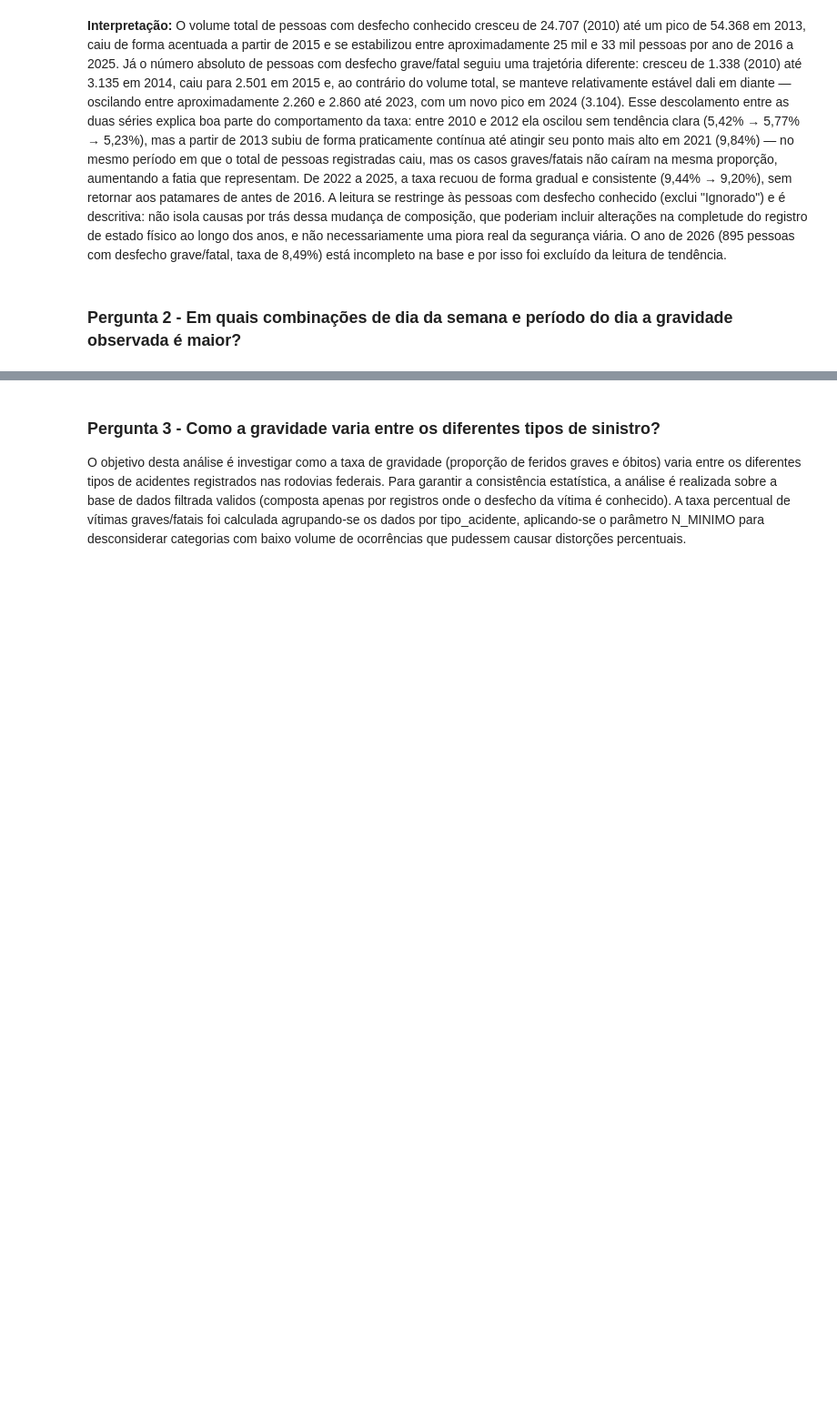
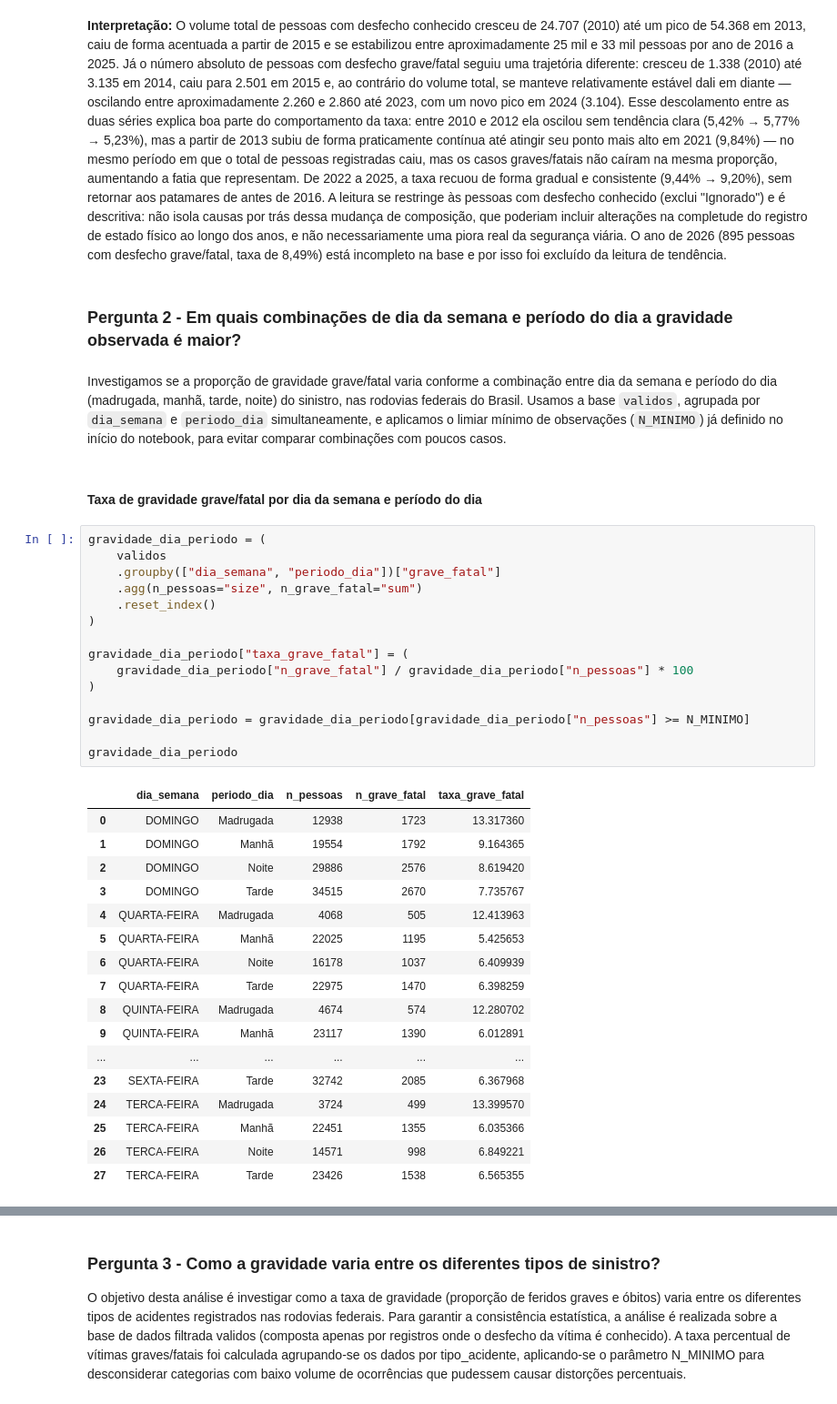
Before and after one commit to ju-caju/analise-seguranca-veicular-prf, a Jupyter notebook: notebooks/relatorio-final.ipynb, the cells around one changed output, grey strips where cells are left out. Shown at 91% size. Drawn from its saved outputs; the diff is of its cells as text; blank space fills up the shorter version.

```diff
--- a/notebooks/relatorio-final.ipynb
+++ b/notebooks/relatorio-final.ipynb
@@ -467,3 +467,40 @@ desfecho grave/fatal, taxa de 8,49%) está incompleto na base e por isso foi exc
 tendência.
 # %% [markdown]
 ### Pergunta 2 - Em quais combinações de dia da semana e período do dia a gravidade observada é maior?
+# %% [markdown]
+Investigamos se a proporção de gravidade grave/fatal varia conforme a combinação entre dia da semana e período do dia (madrugada, manhã, tarde, noite) do sinistro, nas rodovias federais do Brasil. Usamos a base `validos`, agrupada por `dia_semana` e `periodo_dia` simultaneamente, e aplicamos o limiar mínimo de observações (`N_MINIMO`) já definido no início do notebook, para evitar comparar combinações com poucos casos.
+# %% [markdown]
+#### Taxa de gravidade grave/fatal por dia da semana e período do dia
+# %%
+gravidade_dia_periodo = (
+    validos
+    .groupby(["dia_semana", "periodo_dia"])["grave_fatal"]
+    .agg(n_pessoas="size", n_grave_fatal="sum")
+    .reset_index()
+)
+
+gravidade_dia_periodo["taxa_grave_fatal"] = (
+    gravidade_dia_periodo["n_grave_fatal"] / gravidade_dia_periodo["n_pessoas"] * 100
+)
+
+gravidade_dia_periodo = gravidade_dia_periodo[gravidade_dia_periodo["n_pessoas"] >= N_MINIMO]
+
+gravidade_dia_periodo
+# %% [output]
+|  | dia_semana | periodo_dia | n_pessoas | n_grave_fatal | taxa_grave_fatal |
+| 0 | DOMINGO | Madrugada | 12938 | 1723 | 13.317360 |
+| 1 | DOMINGO | Manhã | 19554 | 1792 | 9.164365 |
+| 2 | DOMINGO | Noite | 29886 | 2576 | 8.619420 |
+| 3 | DOMINGO | Tarde | 34515 | 2670 | 7.735767 |
+| 4 | QUARTA-FEIRA | Madrugada | 4068 | 505 | 12.413963 |
+| 5 | QUARTA-FEIRA | Manhã | 22025 | 1195 | 5.425653 |
+| 6 | QUARTA-FEIRA | Noite | 16178 | 1037 | 6.409939 |
+| 7 | QUARTA-FEIRA | Tarde | 22975 | 1470 | 6.398259 |
+| 8 | QUINTA-FEIRA | Madrugada | 4674 | 574 | 12.280702 |
+| 9 | QUINTA-FEIRA | Manhã | 23117 | 1390 | 6.012891 |
+| ... | ... | ... | ... | ... | ... |
+| 23 | SEXTA-FEIRA | Tarde | 32742 | 2085 | 6.367968 |
+| 24 | TERCA-FEIRA | Madrugada | 3724 | 499 | 13.399570 |
+| 25 | TERCA-FEIRA | Manhã | 22451 | 1355 | 6.035366 |
+| 26 | TERCA-FEIRA | Noite | 14571 | 998 | 6.849221 |
+| 27 | TERCA-FEIRA | Tarde | 23426 | 1538 | 6.565355 |
```
Also changed, not shown: parts of 4 cells of this notebook.
